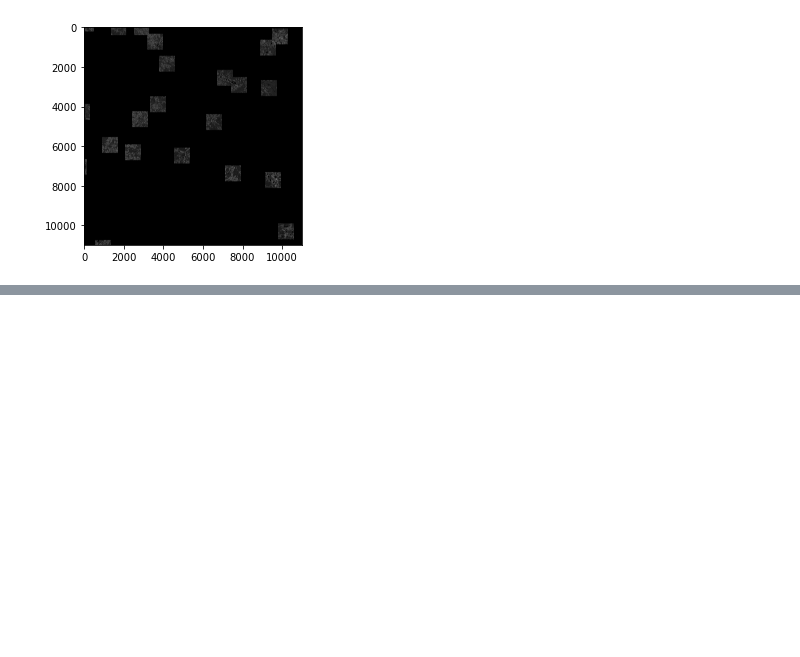
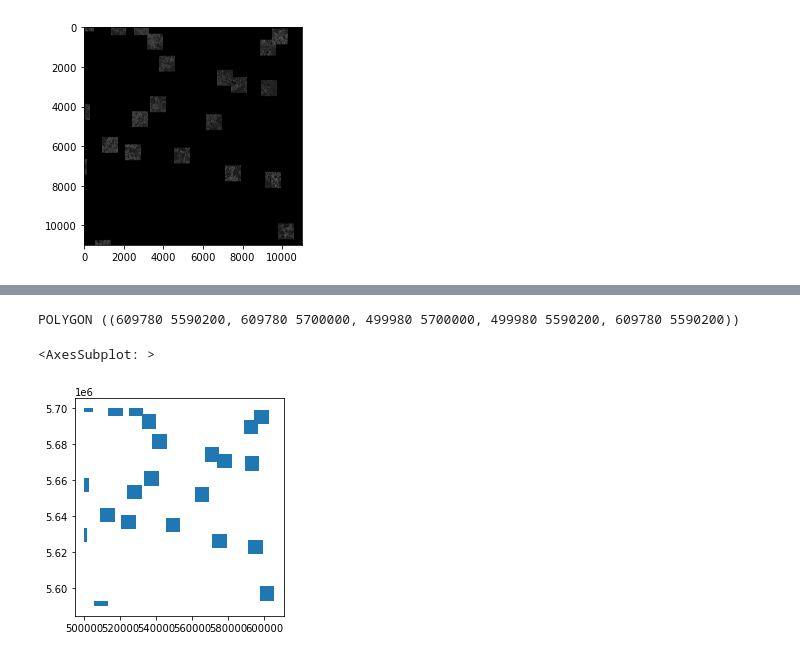
Before and after one commit to Vk0z/vitpheno, a Jupyter notebook: sentinel2_preprocessing.ipynb, the cells around one changed output, grey strips where cells are left out. Cells and saved outputs as stored; diff of their text form; code cells hidden in the pictures; blank space fills up the shorter version.

```diff
--- a/sentinel2_preprocessing.ipynb
+++ b/sentinel2_preprocessing.ipynb
@@ -91,0 +152,17 @@ Datum: World Geodetic System 1984 ensemble
+# %%
+def getFeatures(clipped_gdf):
+        """Function to parse features from GeoDataFrame in such a manner that rasterio wants them"""
+        return [json.loads(gdf.to_json())['features'][0]['geometry']]
+# %%
+output_path = r'C:\Users\Kostas\Desktop\GIMA\Module_7\Data\PEP725\After_2016_sent_from_PEP725\pep725_outputs\pep725_high_count_days\rasters'
+# New try 18/01/2023 part 3 (Without loop)
+with rasterio.open(path, driver='JP2OpenJPEG') as src:
+    # Read the data and the transformation
+    data = src.read()
+    transform = src.transform
+    geom = getFeatures(clipped_gdf.geometry[1])ty
+    # Using a geometry mask to isolate the raster in the geometry area
+    patch = rasterio.features.geometry_mask(geom, src.shape, src.transform, invert=True)
+    # Save the extracted patch to a new file
+    with rasterio.open(output_path+f"patch_{i}.jp2", "w", src.meta) as patch_file:
+        patch_file.write(patch)
@@ -131,0 +246,17 @@ ValueError: Invalid out_shape, must be 2D
+# %%
+
+
+# Convert it to a GeoDataFrame
+bbox = gpd.GeoDataFrame({'geometry': bbox}, index=[0], crs=32632)
+# rasterio.bounds extracts the coordinates of the raster's bbox and shapely.box transforms them to a polygon
+
+bbox=box(*src.bounds)
+print(bbox)
+# %% [output]
+POLYGON ((609780 5590200, 609780 5700000, 499980 5700000, 499980 5590200, 609780 5590200))
+# %%
+clipped = gpd.clip(bbox, envelope_gdf.geometry)
+clipped.plot()
+# %% [output]
+<AxesSubplot: >
+[figure, added]
```
Also changed, not shown: parts of 20 cells of this notebook.
